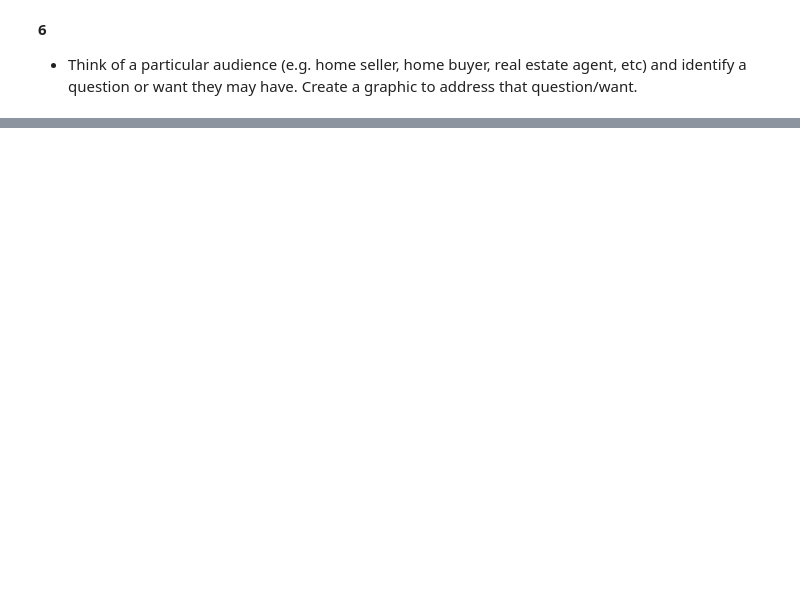
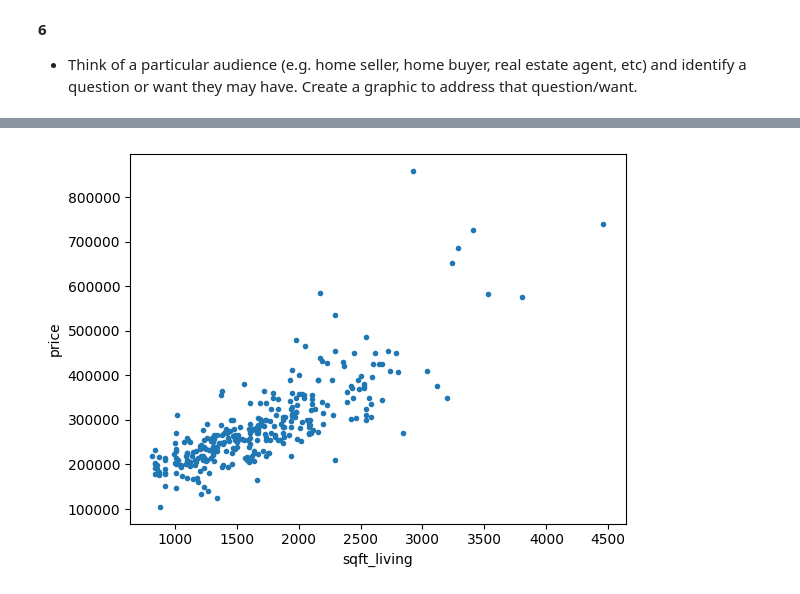
Before and after one commit to foxel03/Notes-2-01, a Jupyter notebook: 00_Resources/pandas_refresher.ipynb, the cells around one changed output, grey strips where cells are left out. Saved outputs shown, nothing was run; the diff lists cells and outputs as text; code cells hidden in the pictures; blank space fills up the shorter version.

```diff
--- a/00_Resources/pandas_refresher.ipynb
+++ b/00_Resources/pandas_refresher.ipynb
@@ -305,0 +232,10 @@ dtype: float64
+# %%
+x = housing3[['sqft_living']]
+y = housing3[['price']]
+
+plt.plot(x,y,'.')
+plt.xlabel('sqft_living')
+plt.ylabel('price')
+plt.show()
+# %% [output]
+[figure, added]
```
Also changed, not shown: parts of 30 cells of this notebook.
